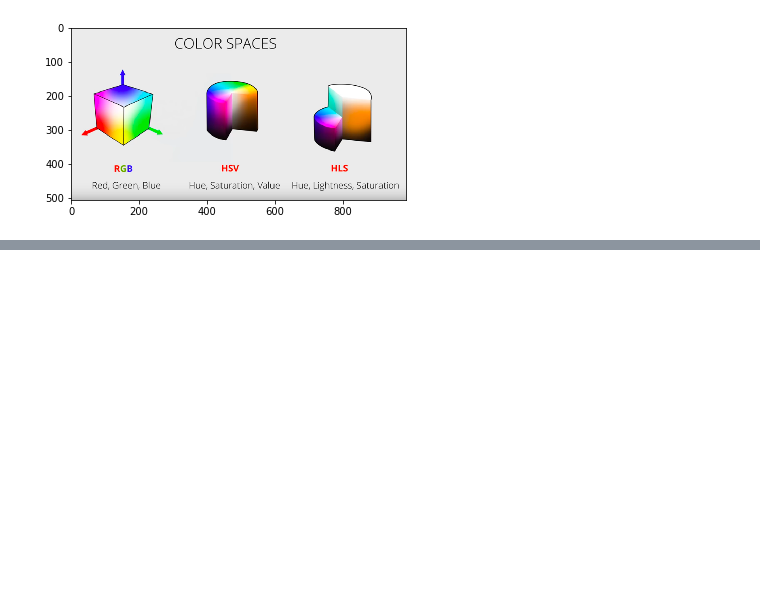
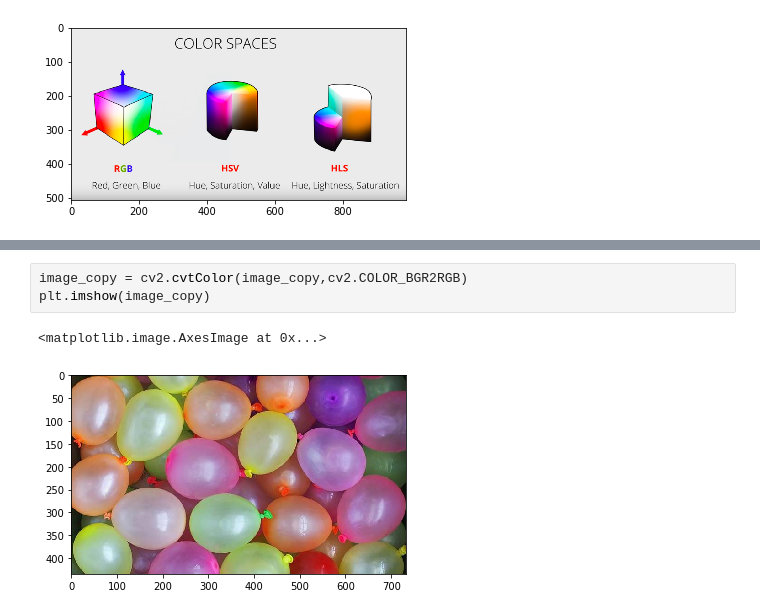
Before and after one commit to santhoshpkumar/imageAnalysisIntro, a Jupyter notebook: image_learn.ipynb, the cells around one changed output, grey strips where cells are left out. Saved outputs shown, nothing was run; the diff lists cells and outputs as text; blank space fills up the shorter version.

```diff
--- a/image_learn.ipynb
+++ b/image_learn.ipynb
@@ -104,0 +118,6 @@ plt.imshow(color_space)
+# %%
+image_copy = cv2.cvtColor(image_copy,cv2.COLOR_BGR2RGB)
+plt.imshow(image_copy)
+# %% [output]
+<matplotlib.image.AxesImage at 0x...>
+[figure, added]
```
Also changed, not shown: parts of 37 cells of this notebook, 5 other files.
